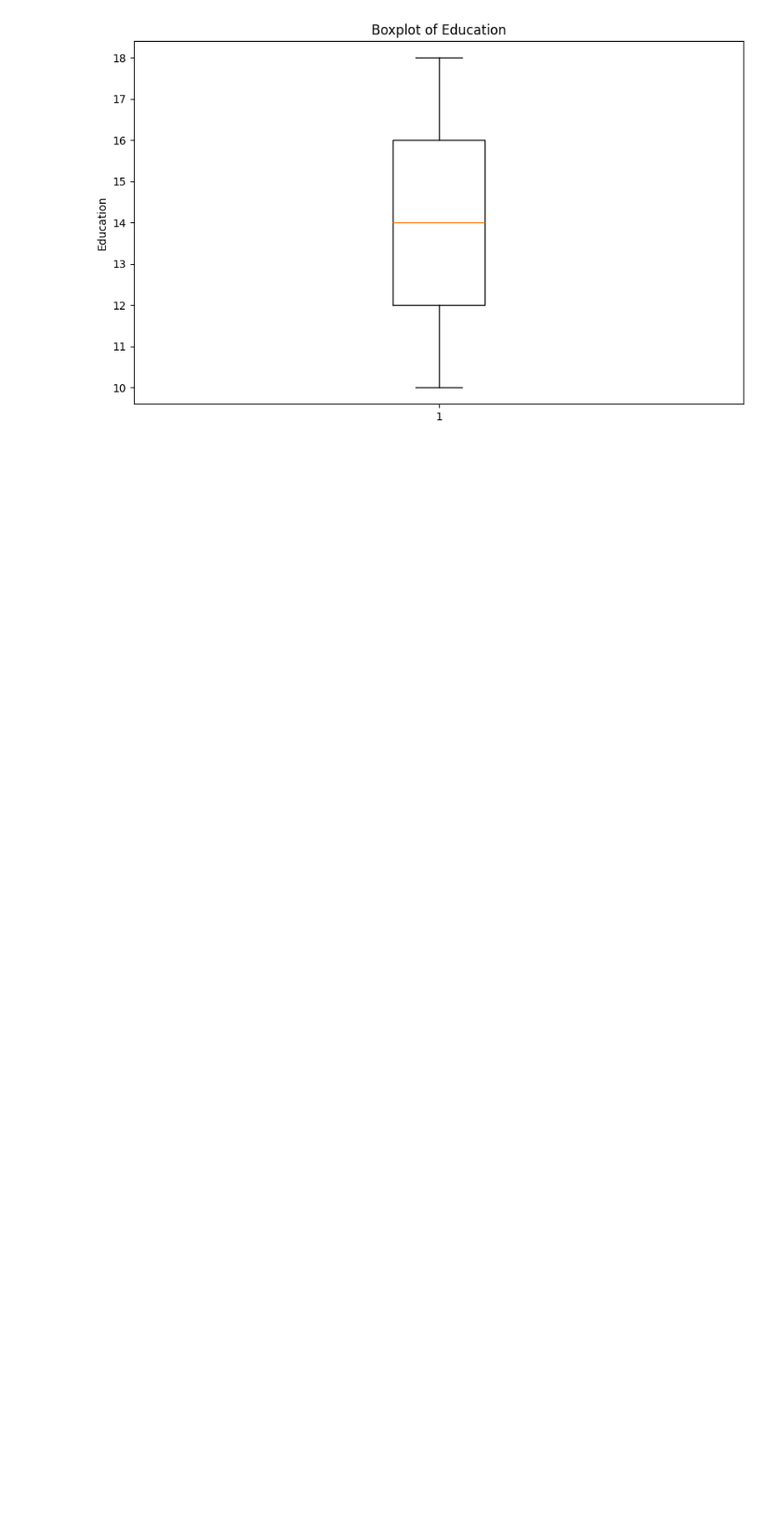
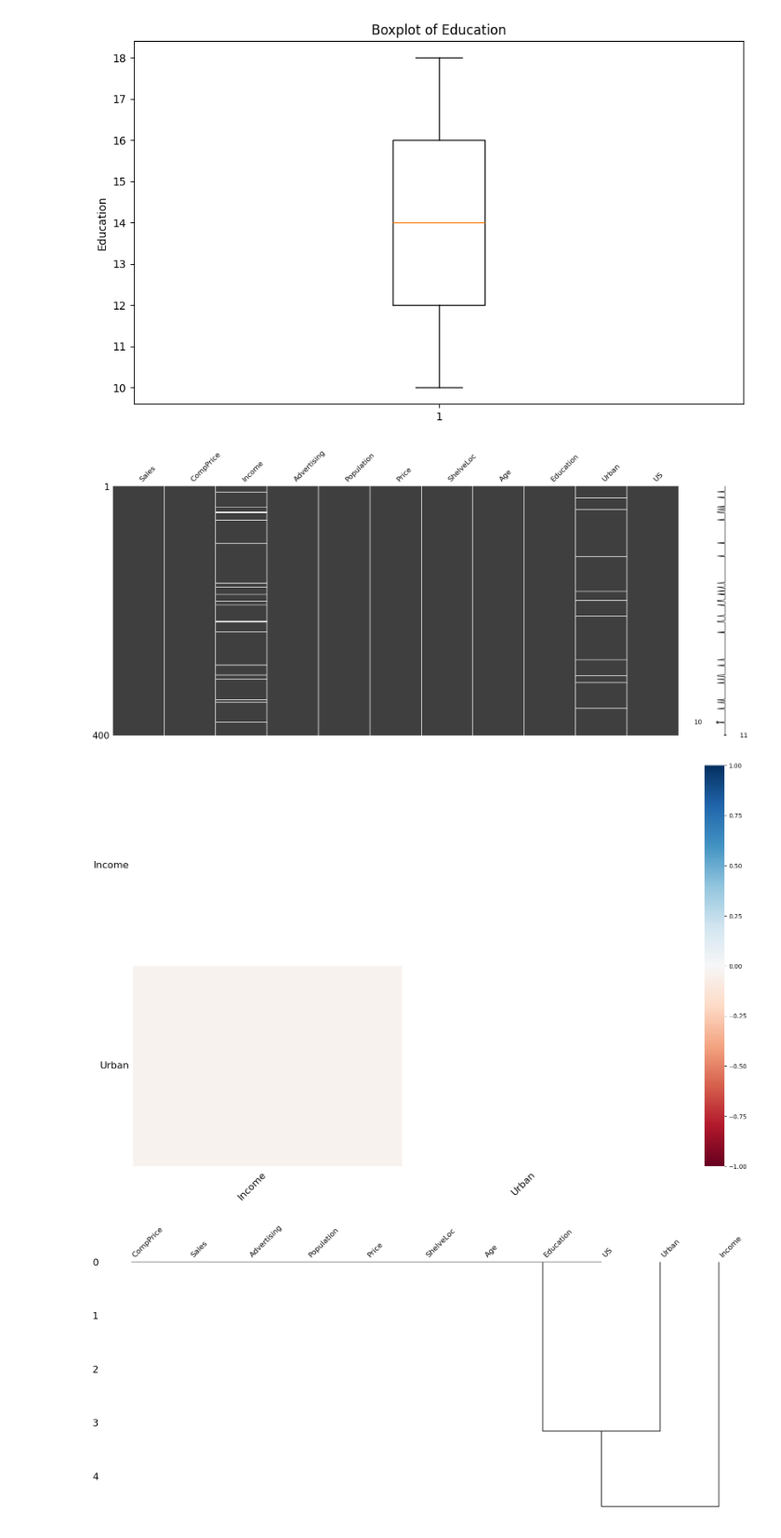
Before and after one commit to FilipBerka04/Descriptive_Statistics, a Jupyter notebook: Lab_3/Exercise 4.ipynb, the cells around one changed output. Shown: that part at 93% size. Cells and saved outputs as stored; diff of their text form; code cells hidden in the pictures; blank space fills up the shorter version.

```diff
--- a/Lab_3/Exercise 4.ipynb
+++ b/Lab_3/Exercise 4.ipynb
@@ -778,3 +778,13 @@ for s in strings:
 # found outliers in: Sales, CompPrice, Price
 # looking at them we can see that they do not stand out as much, we can imagine that there are some products with anormous prices or very high sales
 # we can assume that these are not errors in the data, but rather just products that are very popular or very expensive
+# %%
+# checking for NAs in the data
+
+msno.matrix(carseats);
+msno.heatmap(carseats);
+msno.dendrogram(carseats);
+# %% [output]
+[figure, added]
+[figure, added]
+[figure, added]
```
Also changed, not shown: parts of 1 cell of this notebook.
